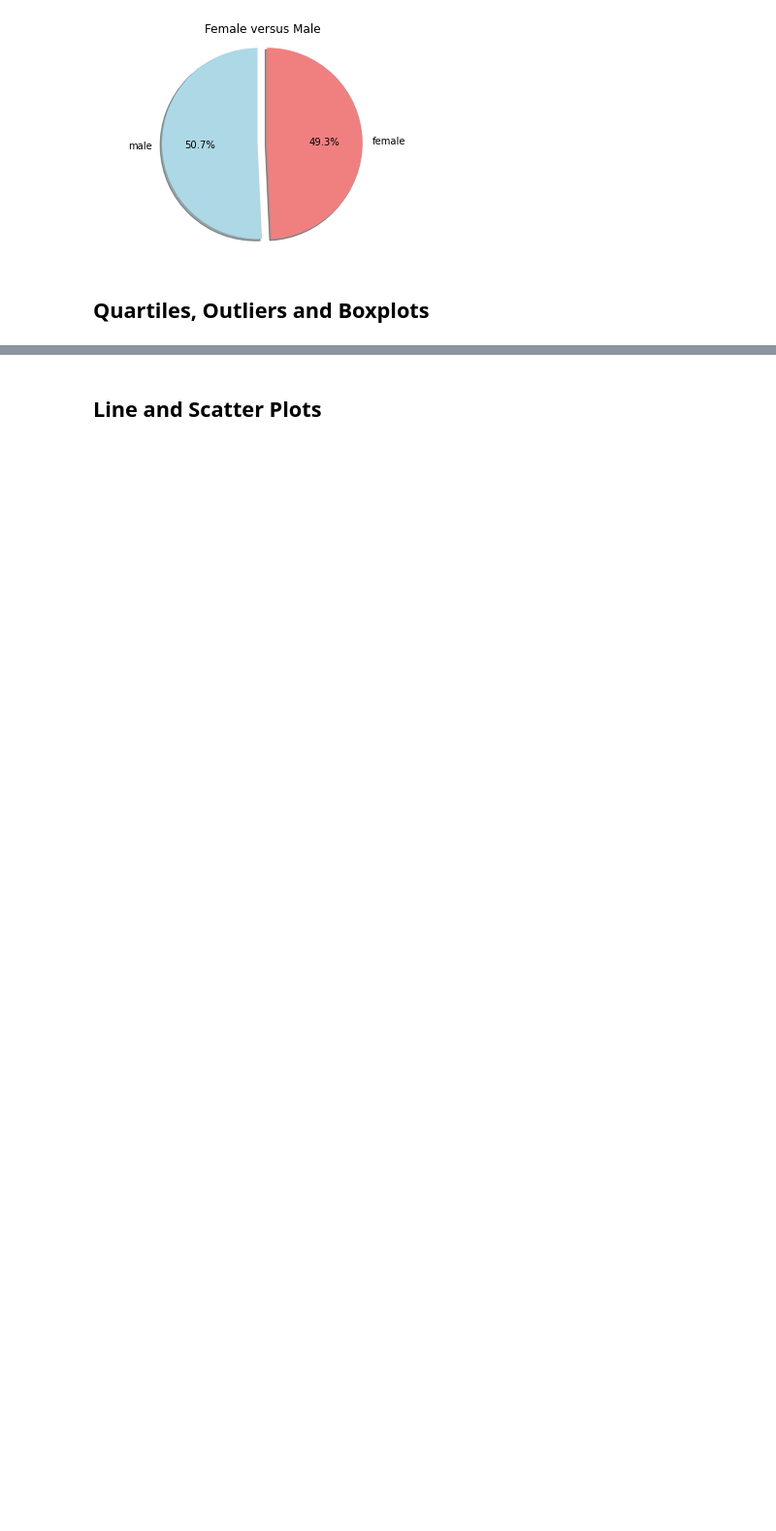
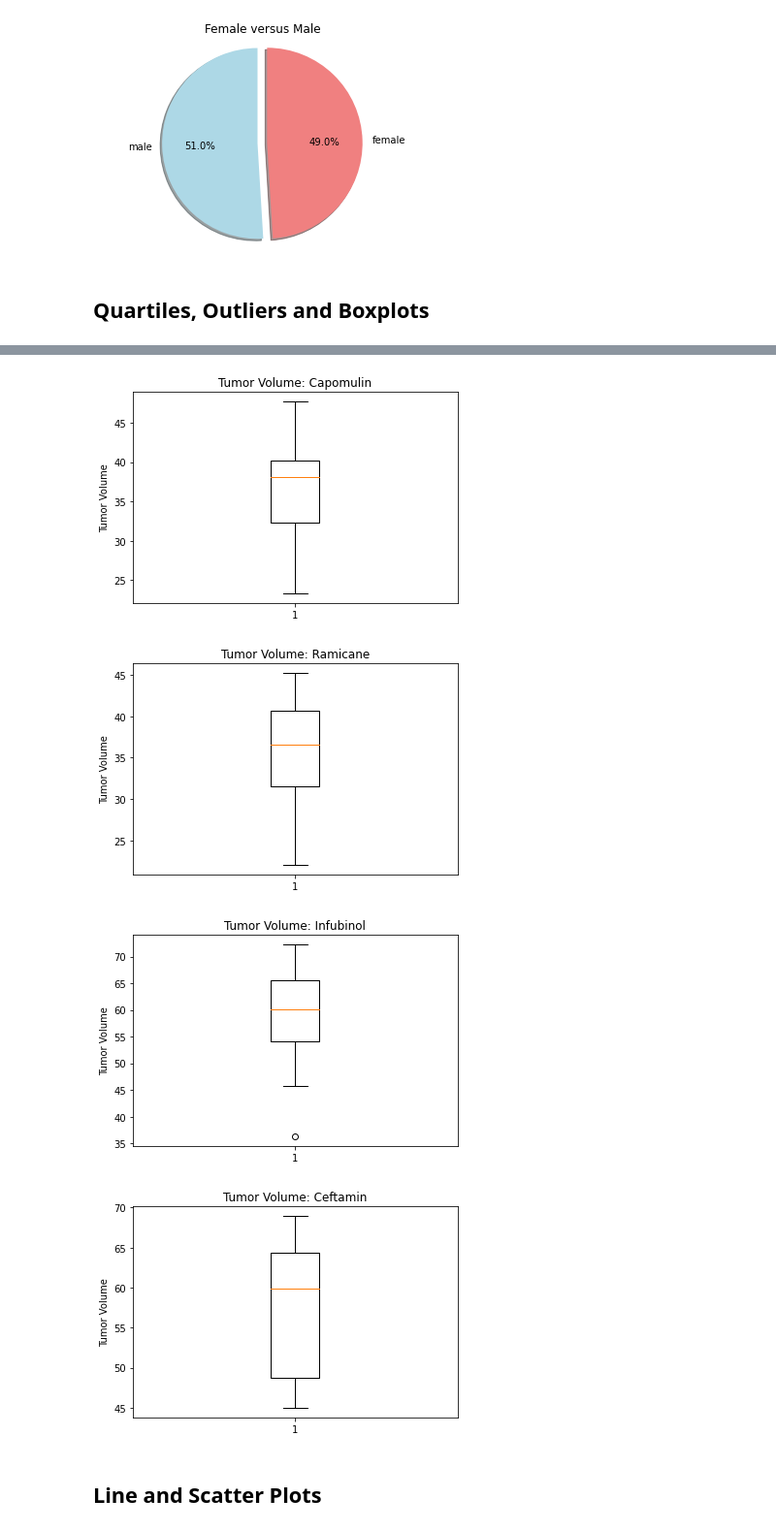
Before and after one commit to ElizaDeBarros/Matplotlib_challenge, a Jupyter notebook: Pymaceuticals/pymaceuticals_starter.ipynb, the cells around one changed output, grey strips where cells are left out. Shown at 97% size. Cells and saved outputs as stored; diff of their text form; code cells hidden in the pictures; blank space fills up the shorter version.

```diff
--- a/Pymaceuticals/pymaceuticals_starter.ipynb
+++ b/Pymaceuticals/pymaceuticals_starter.ipynb
@@ -46,17 +47,20 @@ mice_count
 249
 # %%
 # Getting the duplicate mice by ID number that shows up for Mouse ID and Timepoint.
+
 duplicate_df=df.duplicated(subset=['Mouse ID','Timepoint'])
 df['Duplicated']=duplicate_df.values
 mouse_ID = (df.loc[df['Duplicated']==True,'Mouse ID']).unique()
 print('The Mouse ID with duplicated timepoint is '+ mouse_ID)
+index_value = df[df['Mouse ID']==mouse_ID[0]].index
 # %% [output]
 ['The Mouse ID with duplicated timepoint is g989']
 # %%
 # Optional: Get all the data for the duplicate mouse ID.
 # %%
 # Create a clean DataFrame by dropping the duplicate mouse by its ID.
-df_clean = df.drop_duplicates(subset=['Mouse ID','Timepoint'])
+
+df_clean = df.drop(index=df.index[index_value])
 df_clean.shape
 df_clean.head()
 # %% [output]
@@ -243,21 +252,0 @@ final_volumne_df.head()
-# %%
-# Put treatments into a list for for loop (and later for plot labels)
-treatments = ['Capomulin', 'Ramicane', 'Infubinol', 'Ceftamin', 'Ketapril', 'Naftisol', 'Placebo', 'Propriva',
-              'Stelasyn', 'Zoniferol']
-
-# Create empty list to fill with tumor vol data (for plotting)
-volume_list = []
-for treatment in treatments
-    volume_list.append
-
-
-# Calculate the IQR and quantitatively determine if there are any potential outliers.
-
-
-    # Locate the rows which contain mice on each drug and get the tumor volumes
-
-
-    # add subset
-
-
-    # Determine outliers using upper and lower bounds
@@ -266,4 +311,20 @@ SyntaxError: invalid syntax (<ipython-input-88-ddaadec8dfca>, line 6)
 # %%
 # Generate a box plot of the final tumor volume of each mouse across four regimens of interest
+volume=[]
+for treatment in treatments:
+    for i in range(len(drug_list)):
+        if drug_list[i] == treatment:
+            volume.append(volume_list[i])
+    fig1, ax1 = plt.subplots()
+    ax1.set_title('Tumor Volume: ' + str(treatment))
+    ax1.set_ylabel('Tumor Volume')
+    ax1.boxplot(volume)
+    plt.show()
+    volume=[]
+# %% [output]
+[figure, added]
+[figure, added]
+[figure, added]
+[figure, added]
 # %% [markdown]
 ## Line and Scatter Plots
```
Also changed, not shown: parts of 16 cells of this notebook.
